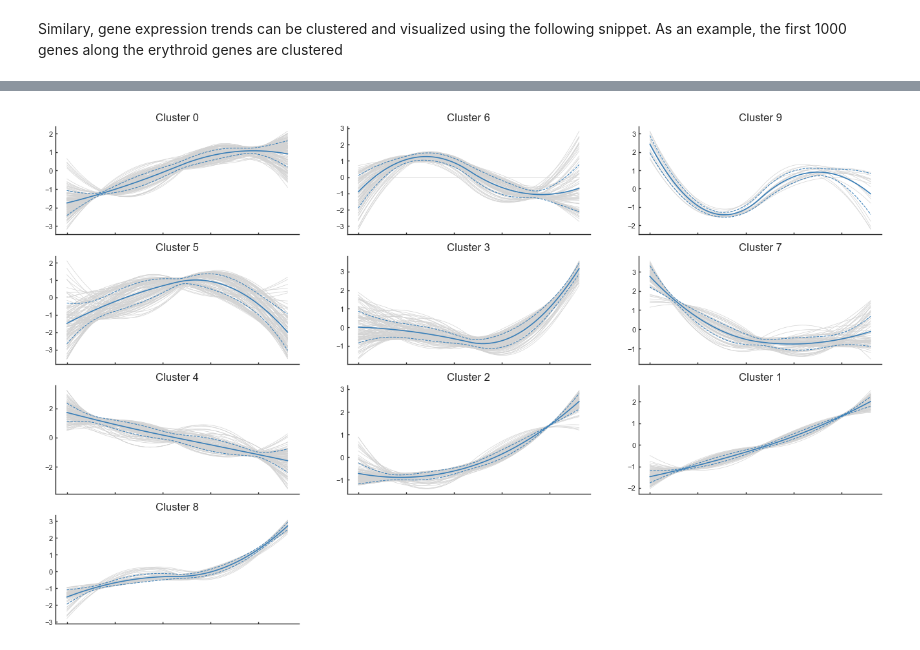
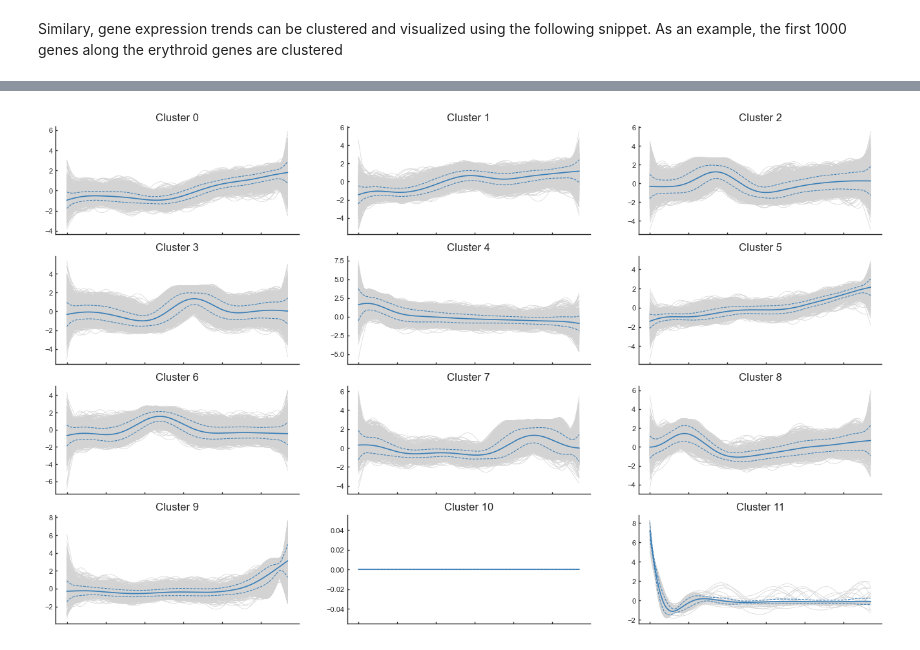
Before and after one commit to dpeerlab/Palantir, a Jupyter notebook: notebooks/Palantir_sample_notebook.ipynb, the cells around one changed output, grey strips where cells are left out. Drawn from its saved outputs; the diff is of its cells as text; code cells hidden in the pictures.

```diff
--- a/notebooks/Palantir_sample_notebook.ipynb
+++ b/notebooks/Palantir_sample_notebook.ipynb
@@ -60,5 +64,0 @@ A sample RNA-seq csv data is available at <a href="https://dp-lab-data-public.s3
-# %%
-# Load sample data
-palantir_dir = os.path.expanduser(<data dir>)
-ad = sc.read(palantir_dir + 'marrow_sample_scseq_counts.h5ad')
-ad
@@ -110,8 +108,7 @@ AnnData object with n_obs × n_vars = 4142 × 16106
 Palantir next determines the diffusion maps of the data as an estimate of the low dimensional phenotypic manifold of the data.
 # %%
 # Run diffusion maps
-pca_projections = pd.DataFrame(ad.obsm["X_pca"], index=ad.obs_names)
-dm_res = palantir.utils.run_diffusion_maps(pca_projections, n_components=5)
+dm_res = palantir.utils.run_diffusion_maps(ad, n_components=5)
 # %% [output]
 Determing nearest neighbor graph...
 # %% [markdown]
@@ -142,4 +139,4 @@ sc.pl.embedding(ad, basis="umap")
 # %% [markdown]
 <a href="https://github.com/pkathail/magic">MAGIC</a> is an imputation technique developed in the Pe'er lab for single cell data imputation. Palantir uses MAGIC to impute the data for visualization and determining gene expression trends.
 # %%
-ad.layers["MAGIC_imputed_data"] = palantir.utils.run_magic_imputation(ad, dm_res)
+palantir.utils.run_magic_imputation(ad)
@@ -177,7 +190,7 @@ terminal_states = pd.Series(
 # %%
 start_cell = "Run5_164698952452459"
 pr_res = palantir.core.run_palantir(
-    ms_data, start_cell, num_waypoints=500, terminal_states=terminal_states.index
+    ad, start_cell, num_waypoints=500, terminal_states=terminal_states
 )
 # %% [output]
 Sampling and flocking waypoints...
@@ -285,4 +312,5 @@ gene_clusters = palantir.presults.cluster_gene_trends(trends)
 # %%
-palantir.plot.plot_gene_trend_clusters(trends, gene_clusters)
+palantir.plot.plot_gene_trend_clusters(ad)
+plt.show()
 # %% [output]
-[figure, old version]
+[figure, new version]
```
Also changed, not shown: parts of 24 cells of this notebook, 4 other files.
